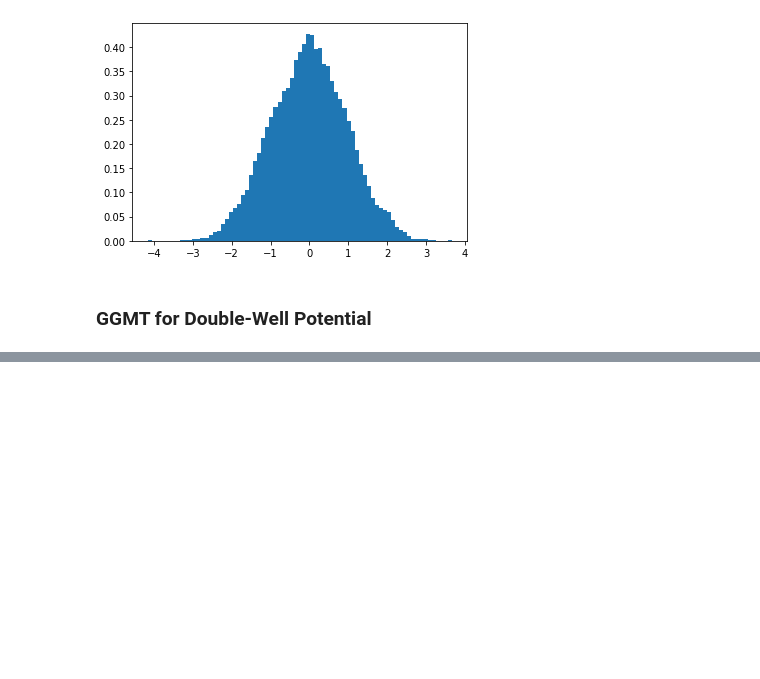
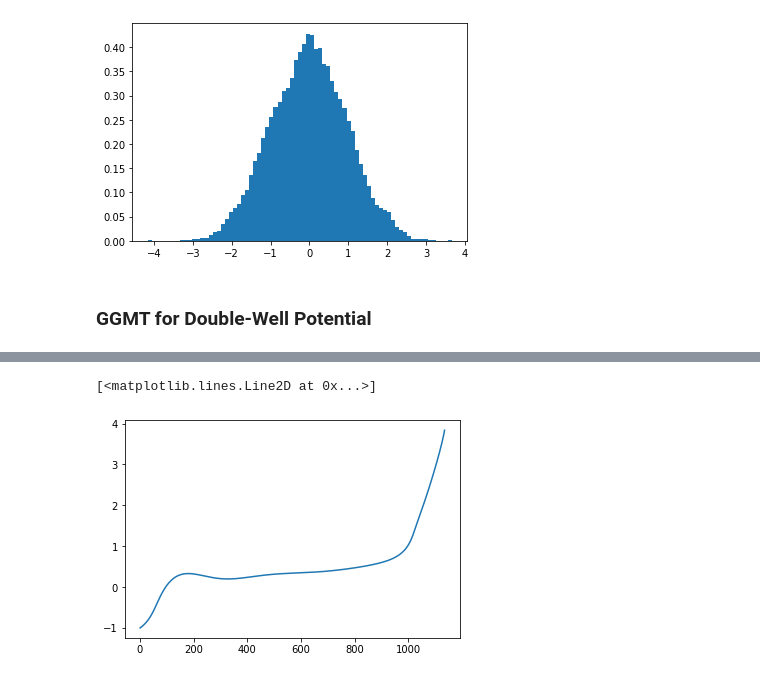
Before and after one commit to thomasegg3/enhanced_sampling_practice, a Jupyter notebook: toy_problem.ipynb, the cells around one changed output, grey strips where cells are left out. Cells and saved outputs as stored; diff of their text form; code cells hidden in the pictures; blank space fills up the shorter version.

```diff
--- a/toy_problem.ipynb
+++ b/toy_problem.ipynb
@@ -788,0 +817,5 @@ IndentationError: expected an indented block after 'for' statement on line 65 (2
+# %%
+plt.plot(steps, coords)
+# %% [output]
+[<matplotlib.lines.Line2D at 0x...>]
+[figure, added]
```
Also changed, not shown: parts of 4 cells of this notebook.
